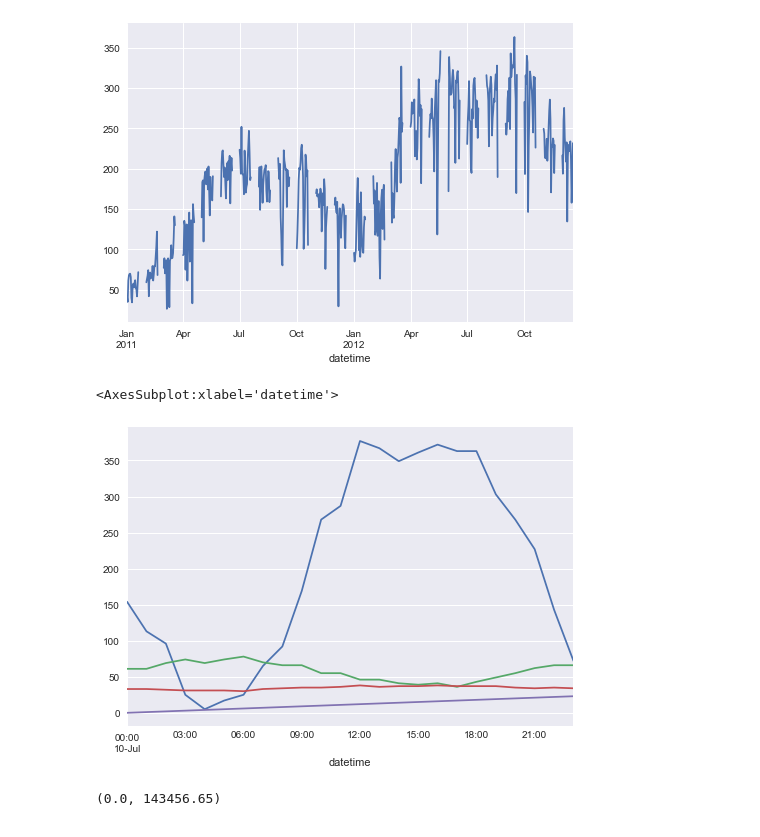
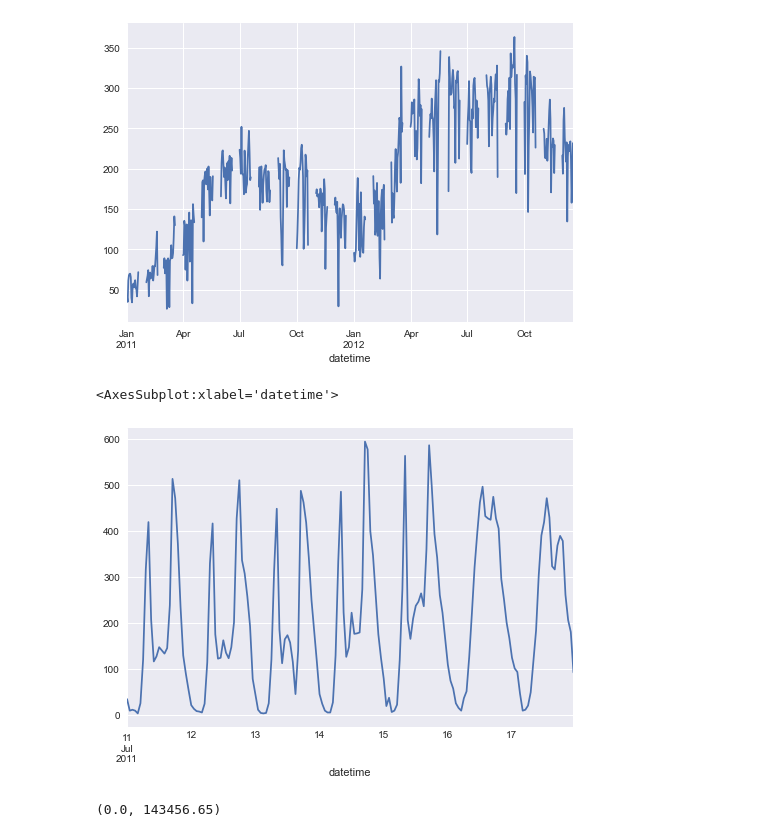
Before and after one commit to mags337/Bike-Sharing-Demand, a Jupyter notebook: Project_3/Project 3 - Regression - Bike.ipynb, the cells around one changed output. Drawn from its saved outputs; the diff is of its cells as text; code cells hidden in the pictures.

```diff
--- a/Project_3/Project 3 - Regression - Bike.ipynb
+++ b/Project_3/Project 3 - Regression - Bike.ipynb
@@ -63,14 +91,11 @@ df.resample('D')['demand'].mean().plot()
 <AxesSubplot:xlabel='datetime'>
 [figure]
 # %%
-day = df.loc["2011-07-10"]
-day.demand.plot()
-day.humidity.plot()
-day.atemp.plot()
-day.hour.plot()
+week = df.loc["2011-07-11":"2011-07-17"]
+week.demand.plot()
 # %% [output]
 <AxesSubplot:xlabel='datetime'>
-[figure, old version]
+[figure, new version]
 # %%
 ax = df.demand.resample("D").sum().rolling(30).sum().plot()
 ax.set_ylim(0, None)
```
Also changed, not shown: parts of 21 cells of this notebook.
